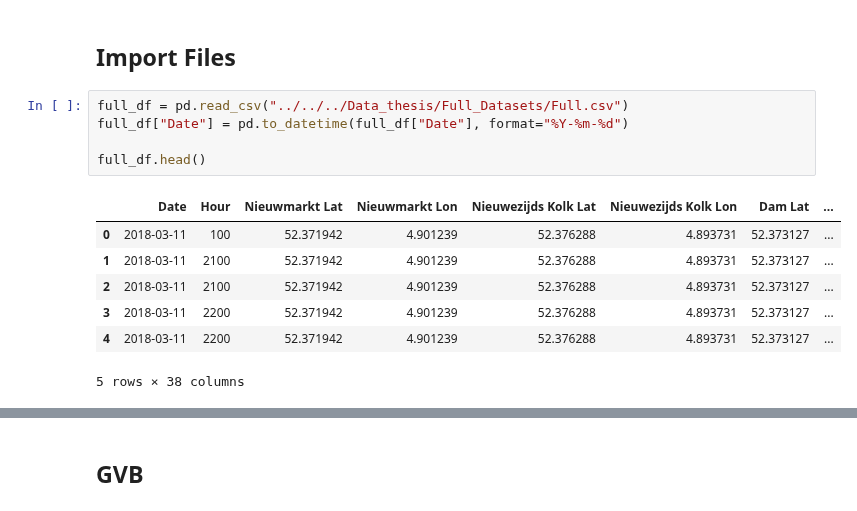
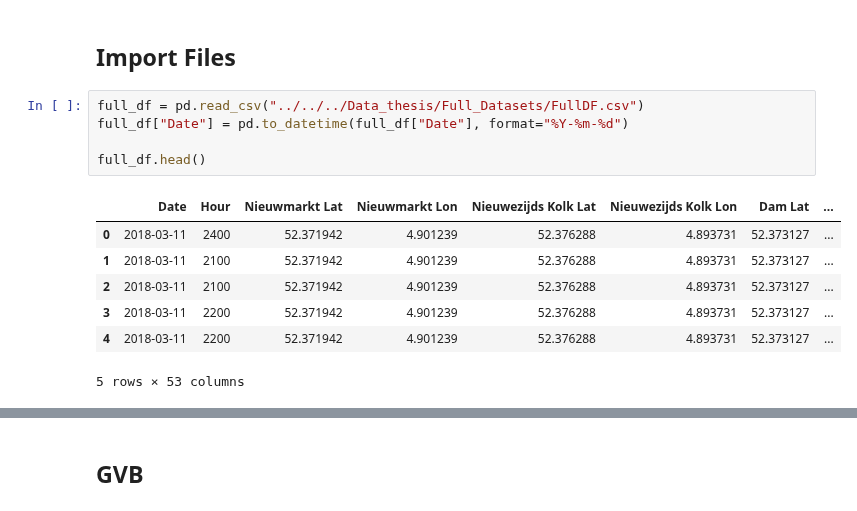
Before and after one commit to LeDon96/CrowdednessPrediction, a Jupyter notebook: Jupyter Notebooks/Data explore.ipynb, the cells around one changed output, grey strips where cells are left out. Drawn from its saved outputs; the diff is of its cells as text.

```diff
--- a/Jupyter Notebooks/Data explore.ipynb
+++ b/Jupyter Notebooks/Data explore.ipynb
@@ -12,15 +12,15 @@ import matplotlib.pyplot as plt
 # %% [markdown]
 ## Import Files
 # %%
-full_df = pd.read_csv("../../../Data_thesis/Full_Datasets/Full.csv")
+full_df = pd.read_csv("../../../Data_thesis/Full_Datasets/FullDF.csv")
 full_df["Date"] = pd.to_datetime(full_df["Date"], format="%Y-%m-%d")
 
 full_df.head()
 # %% [output]
 |  | Date | Hour | Nieuwmarkt Lat | Nieuwmarkt Lon | Nieuwezijds Kolk Lat | Nieuwezijds Kolk Lon | Dam Lat | ... |
-| 0 | 2018-03-11 | 100 | 52.371942 | 4.901239 | 52.376288 | 4.893731 | 52.373127 | ... |
+| 0 | 2018-03-11 | 2400 | 52.371942 | 4.901239 | 52.376288 | 4.893731 | 52.373127 | ... |
 | 1 | 2018-03-11 | 2100 | 52.371942 | 4.901239 | 52.376288 | 4.893731 | 52.373127 | ... |
 | 2 | 2018-03-11 | 2100 | 52.371942 | 4.901239 | 52.376288 | 4.893731 | 52.373127 | ... |
 | 3 | 2018-03-11 | 2200 | 52.371942 | 4.901239 | 52.376288 | 4.893731 | 52.373127 | ... |
 | 4 | 2018-03-11 | 2200 | 52.371942 | 4.901239 | 52.376288 | 4.893731 | 52.373127 | ... |
-5 rows × 38 columns
+5 rows × 53 columns
```
Also changed, not shown: parts of 4 cells of this notebook, 30 other files.
